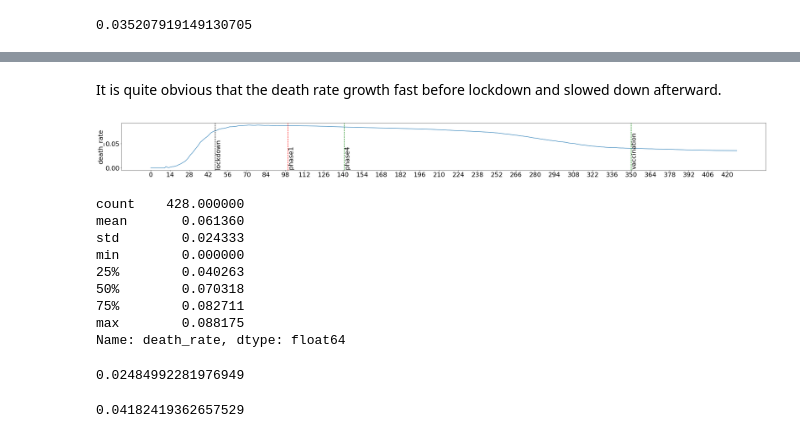
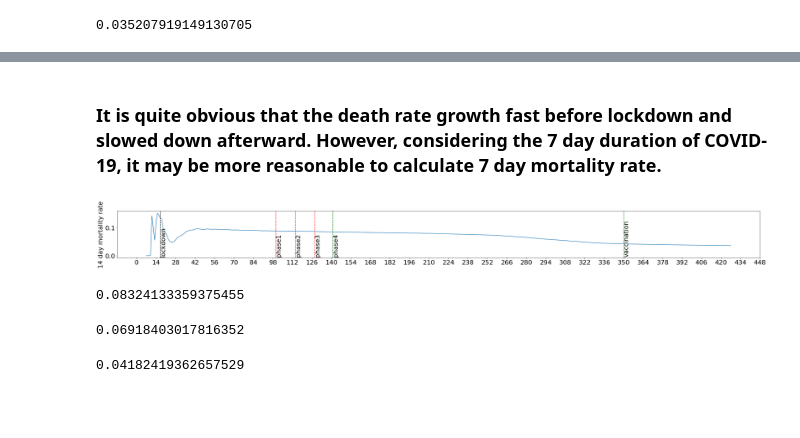
Before and after one commit to tc2992/AdvPython_Project, a Jupyter notebook: COVID_NYC_SEIR_YL.ipynb, the cells around one changed output, grey strips where cells are left out. Drawn from its saved outputs; the diff is of its cells as text; code cells hidden in the pictures; blank space fills up the shorter version.

```diff
--- a/COVID_NYC_SEIR_YL.ipynb
+++ b/COVID_NYC_SEIR_YL.ipynb
@@ -69,4 +81,7 @@ df['daily_death_rate'] = df['DEATH_COUNT']/df['CASE_COUNT']
 df['daily_death_rate'].mean()
 # %% [output]
 0.035207919149130705
+# %%
+df['cum_death'] = df['DEATH_COUNT'].cumsum()
+df['death_rate'] = df['cum_death']/df['cum_case']
 # %%
@@ -88,4 +108,4 @@ plt.show()
 # %%
 df['cum_death'] = df['DEATH_COUNT'].cumsum()
 # %%
-df['death_rate'] = df['cum_death']/df['cum_case']
+df['mortality_rate_7d'] = df['cum_death'].div(df['cum_case'].shift(7))
@@ -92,37 +130,34 @@ df['death_rate'] = df['cum_death']/df['cum_case']
 # %% [markdown]
-It is quite obvious that the death rate growth fast before lockdown and slowed down afterward.
+### It is quite obvious that the death rate growth fast before lockdown and slowed down afterward. However, considering the 7 day duration of COVID-19, it may be more reasonable to calculate 7 day mortality rate.
 # %%
+#7 day mortality rate
 plt.rcParams["figure.figsize"] = (40,3)
-plt.plot(df['death_rate'])
-plt.ylabel('death_rate')
-plt.xticks(np.arange(0, 430, 14.0))
-plt.axvline(x=47,color='k', linestyle='--')
-plt.text(47,0,'lockdown',rotation=90)
+plt.plot(df['mortality_rate_14d'])
+plt.ylabel('14 day mortality rate')
+plt.xticks(np.arange(0, 450, 14.0))
+plt.axvline(x=17,color='k', linestyle='--')
+plt.text(17,0,'lockdown',rotation=90)
 plt.axvline(x=100,color='r', linestyle='--')
 plt.text(100,0,'phase1',rotation=90)
 plt.axvline(x=141,color='g', linestyle='--')
+plt.axvline(x=114,color='r', linestyle='--')
+plt.text(114,0,'phase2',rotation=90)
+plt.axvline(x=128,color='r', linestyle='--')
+plt.text(128,0,'phase3',rotation=90)
 plt.text(141,0,'phase4',rotation=90)
 plt.axvline(x=350,color='g', linestyle='--')
 plt.text(350,0,'vaccination',rotation=90)
 plt.show()
 # %% [output]
-[figure, old version]
+[figure, new version]
-# %%
-df['death_rate'].describe()
-# %% [output]
-count    428.000000
-mean       0.061360
-std        0.024333
-min        0.000000
-25%        0.040263
-50%        0.070318
-75%        0.082711
-max        0.088175
-Name: death_rate, dtype: float64
 # %%
-df.loc[0:47,'death_rate'].mean()
+df.loc[7:21,'mortality_rate_7d'].mean()
 # %% [output]
-0.02484992281976949
+0.08324133359375455
+# %%
+df['mortality_rate_7d'][7:].mean()
+# %% [output]
+0.06918403017816352
 # %%
 df['growth_rate'] = df['CASE_COUNT'].div(df['cum_case'].shift(1))
 # %%
```
Also changed, not shown: parts of 19 cells of this notebook.
